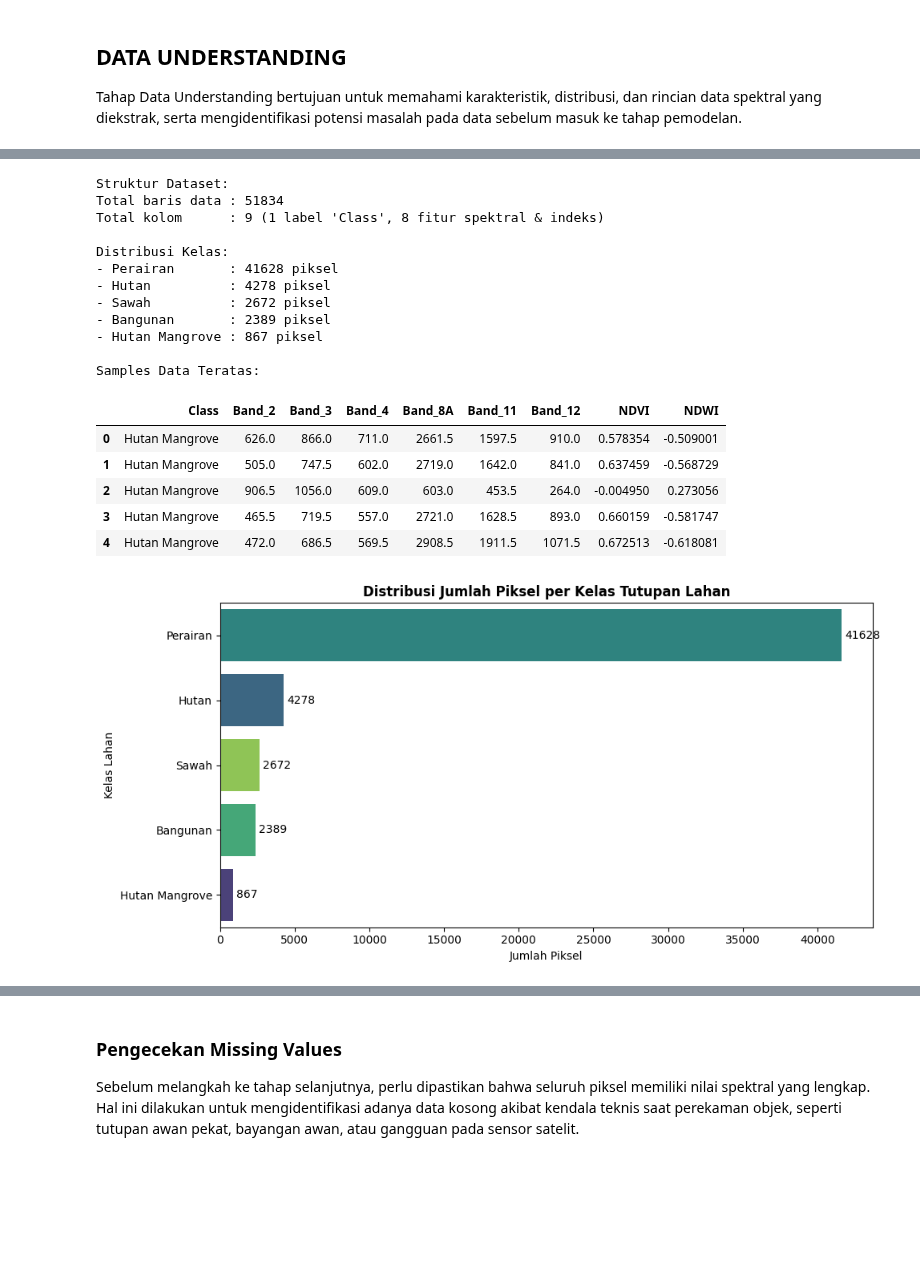
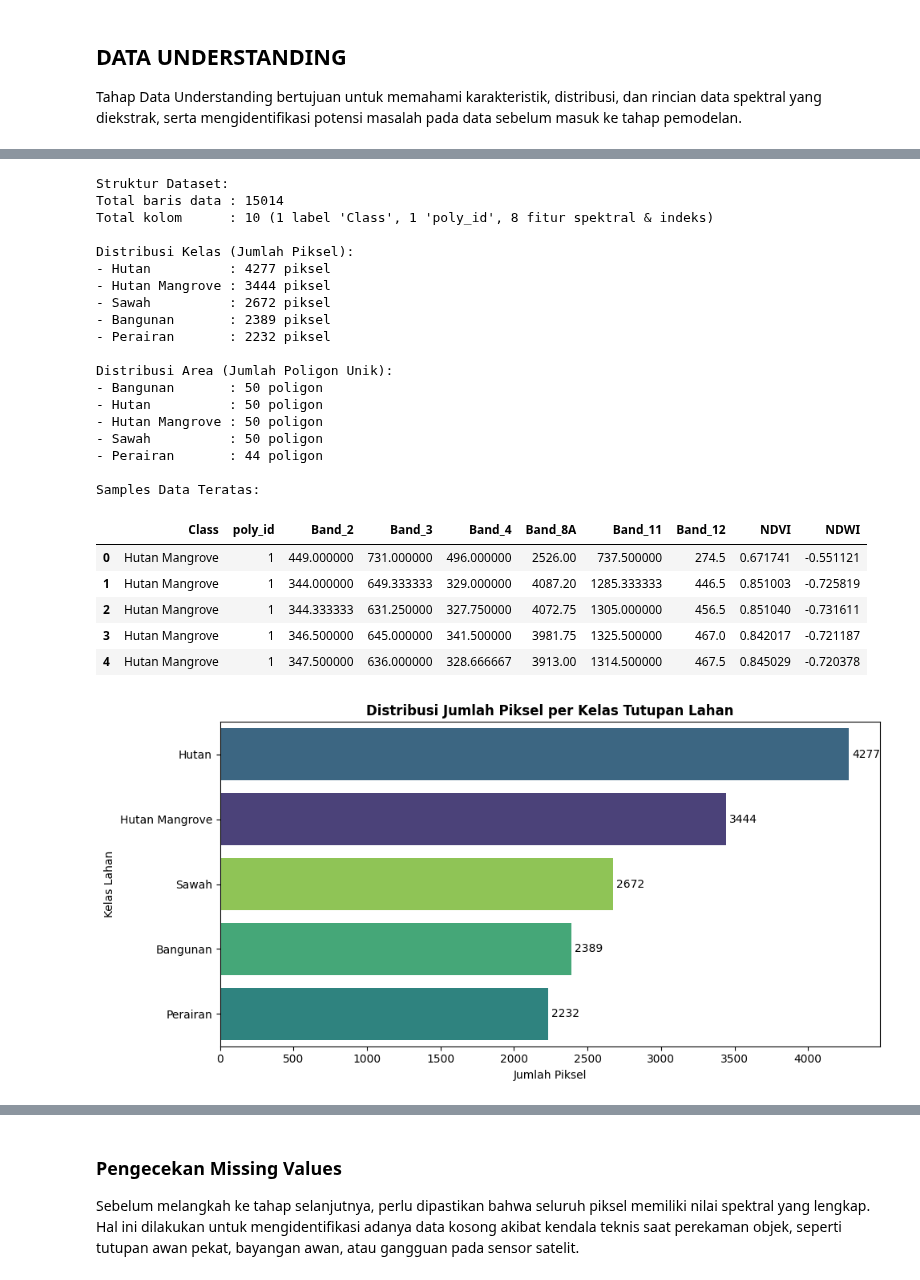
Before and after one commit to SUSUPAN223/catatan_kuliah, a Jupyter notebook: _sources/Proyek_Sains_Data/UTS_Klasifikasi.ipynb, the cells around one changed output, grey strips where cells are left out. Saved outputs shown, nothing was run; the diff lists cells and outputs as text; code cells hidden in the pictures; blank space fills up the shorter version.

```diff
--- a/_sources/Proyek_Sains_Data/UTS_Klasifikasi.ipynb
+++ b/_sources/Proyek_Sains_Data/UTS_Klasifikasi.ipynb
@@ -168,58 +197,70 @@ df = pd.read_csv('dataset_training.csv')
 baris, kolom = df.shape
 print("Struktur Dataset:")
 print(f"Total baris data : {baris}")
-print(f"Total kolom      : {kolom} (1 label 'Class', {kolom-1} fitur spektral & indeks)\n")
+print(f"Total kolom      : {kolom} (1 label 'Class', 1 'poly_id', {kolom-2} fitur spektral & indeks)\n")
 
-print("Distribusi Kelas:")
+print("Distribusi Kelas (Jumlah Piksel):")
 distribusi = df['Class'].value_counts()
 for kelas, jumlah in distribusi.items():
     print(f"- {kelas:<15}: {jumlah} piksel")
+
+print("\nDistribusi Area (Jumlah Poligon Unik):")
+poligon_per_kelas = df.groupby('Class')['poly_id'].nunique().sort_values(ascending=False)
+for kelas, jumlah_poly in poligon_per_kelas.items():
+    print(f"- {kelas:<15}: {jumlah_poly} poligon")
 
 print("\nSamples Data Teratas:")
 display(df.head())
 
 # Visualisasi Distribusi Kelas
 plt.figure(figsize=(10, 5))
 grafik = sns.countplot(
     data=df,
     y='Class',
     order=distribusi.index,
     palette='viridis',
     hue='Class',
     legend=False
 )
 plt.title('Distribusi Jumlah Piksel per Kelas Tutupan Lahan', fontsize=12, fontweight='bold')
 plt.xlabel('Jumlah Piksel')
 plt.ylabel('Kelas Lahan')
 
 for p in grafik.patches:
     width = p.get_width()
     grafik.annotate(f'{int(width)}',
                     (width + (distribusi.max() * 0.005), p.get_y() + p.get_height() / 2.),
                     ha='left', va='center', fontsize=10)
 
 plt.tight_layout()
 plt.show()
 # %% [output]
 Struktur Dataset:
-Total baris data : 51834
-Total kolom      : 9 (1 label 'Class', 8 fitur spektral & indeks)
+Total baris data : 15014
+Total kolom      : 10 (1 label 'Class', 1 'poly_id', 8 fitur spektral & indeks)
 
-Distribusi Kelas:
-- Perairan       : 41628 piksel
-- Hutan          : 4278 piksel
+Distribusi Kelas (Jumlah Piksel):
+- Hutan          : 4277 piksel
+- Hutan Mangrove : 3444 piksel
 - Sawah          : 2672 piksel
 - Bangunan       : 2389 piksel
-- Hutan Mangrove : 867 piksel
+- Perairan       : 2232 piksel
+
+Distribusi Area (Jumlah Poligon Unik):
+- Bangunan       : 50 poligon
+- Hutan          : 50 poligon
+- Hutan Mangrove : 50 poligon
+- Sawah          : 50 poligon
+- Perairan       : 44 poligon
 
 Samples Data Teratas:
-|  | Class | Band_2 | Band_3 | Band_4 | Band_8A | Band_11 | Band_12 | NDVI | NDWI |
-| 0 | Hutan Mangrove | 626.0 | 866.0 | 711.0 | 2661.5 | 1597.5 | 910.0 | 0.578354 | -0.509001 |
-| 1 | Hutan Mangrove | 505.0 | 747.5 | 602.0 | 2719.0 | 1642.0 | 841.0 | 0.637459 | -0.568729 |
-| 2 | Hutan Mangrove | 906.5 | 1056.0 | 609.0 | 603.0 | 453.5 | 264.0 | -0.004950 | 0.273056 |
-| 3 | Hutan Mangrove | 465.5 | 719.5 | 557.0 | 2721.0 | 1628.5 | 893.0 | 0.660159 | -0.581747 |
-| 4 | Hutan Mangrove | 472.0 | 686.5 | 569.5 | 2908.5 | 1911.5 | 1071.5 | 0.672513 | -0.618081 |
+|  | Class | poly_id | Band_2 | Band_3 | Band_4 | Band_8A | Band_11 | Band_12 | NDVI | NDWI |
+| 0 | Hutan Mangrove | 1 | 449.000000 | 731.000000 | 496.000000 | 2526.00 | 737.500000 | 274.5 | 0.671741 | -0.551121 |
+| 1 | Hutan Mangrove | 1 | 344.000000 | 649.333333 | 329.000000 | 4087.20 | 1285.333333 | 446.5 | 0.851003 | -0.725819 |
+| 2 | Hutan Mangrove | 1 | 344.333333 | 631.250000 | 327.750000 | 4072.75 | 1305.000000 | 456.5 | 0.851040 | -0.731611 |
+| 3 | Hutan Mangrove | 1 | 346.500000 | 645.000000 | 341.500000 | 3981.75 | 1325.500000 | 467.0 | 0.842017 | -0.721187 |
+| 4 | Hutan Mangrove | 1 | 347.500000 | 636.000000 | 328.666667 | 3913.00 | 1314.500000 | 467.5 | 0.845029 | -0.720378 |
-[figure, old version]
+[figure, new version]
 # %% [markdown]
 ### Temuan Kritis (Data Issues)
 
```
Also changed, not shown: parts of 16 cells of this notebook, 8 other files.
